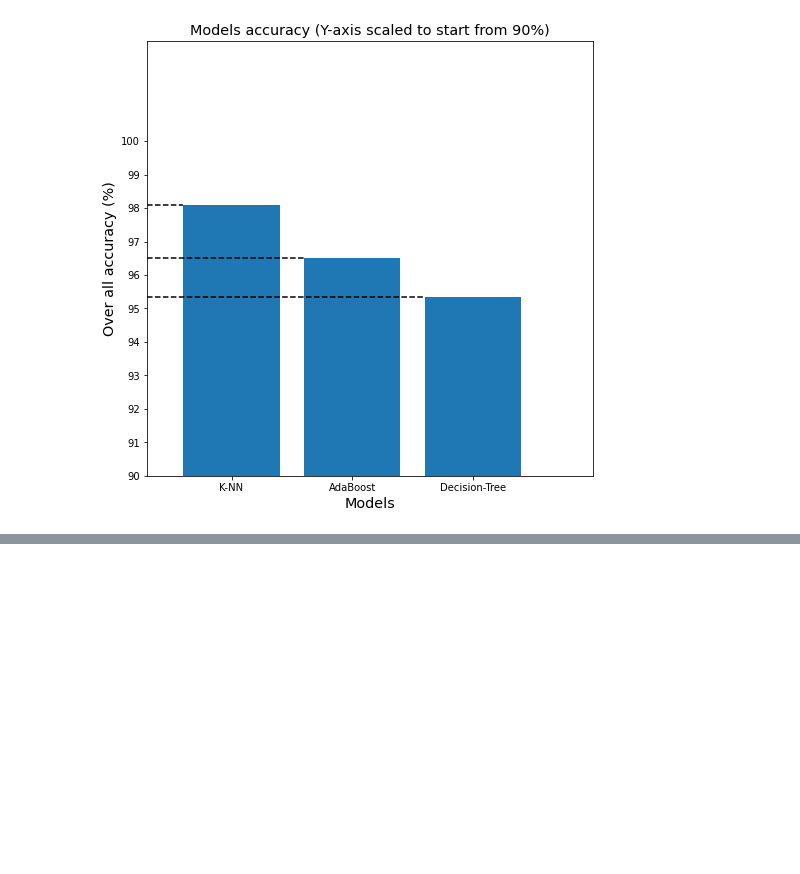
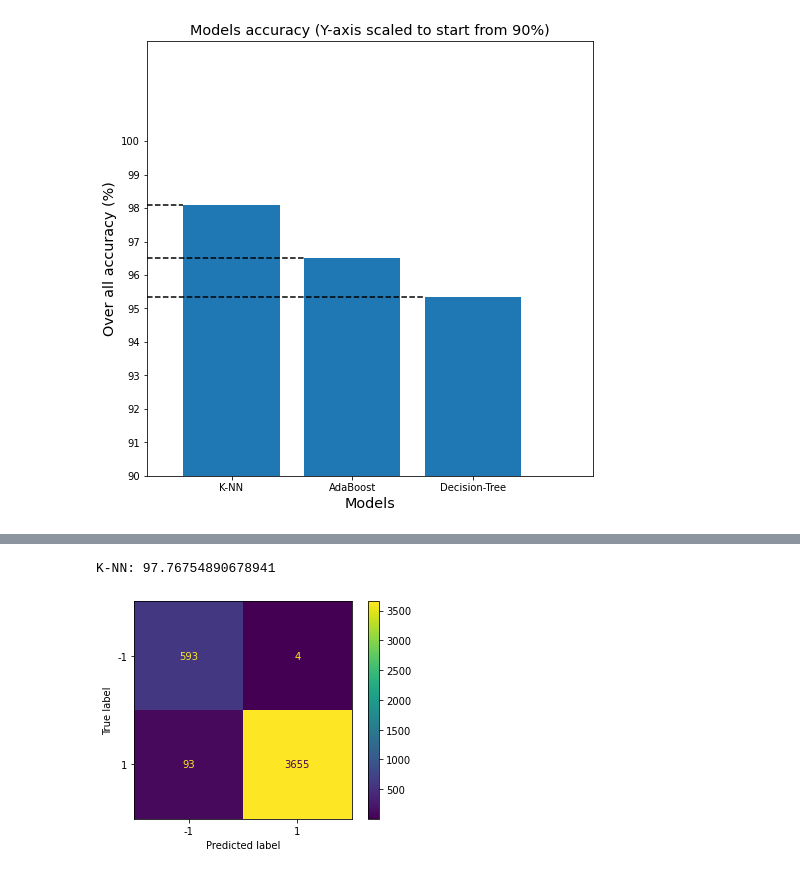
Before and after one commit to HadyKh/Crowd-Sensing-Classification, a Jupyter notebook: Code.ipynb, the cells around one changed output, grey strips where cells are left out. Cells and saved outputs as stored; diff of their text form; code cells hidden in the pictures; blank space fills up the shorter version.

```diff
--- a/Code.ipynb
+++ b/Code.ipynb
@@ -234,0 +284,6 @@ plot_accuracies(["K-NN", "AdaBoost", "Decision-Tree"], [knn_accuracy*100, ada_ac
+# %%
+knn_model, knn_pred, knn_accuracy = model_knn(x_res_sm, y_res_sm, xtest, ytest)
+smote_accuracy.append(knn_accuracy*100)
+# %% [output]
+K-NN: 97.76754890678941
+[figure, added]
```
Also changed, not shown: parts of 40 cells of this notebook.
